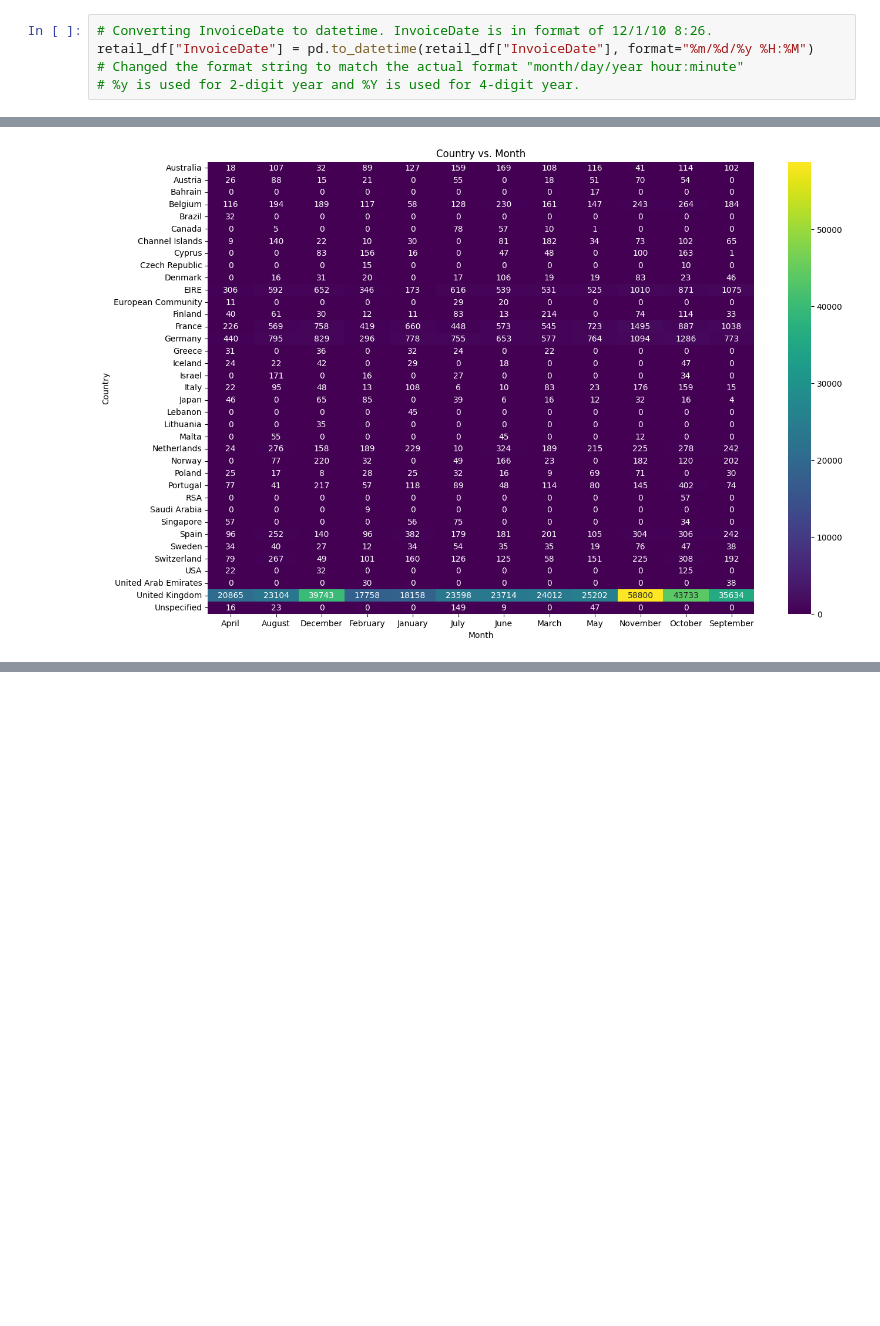
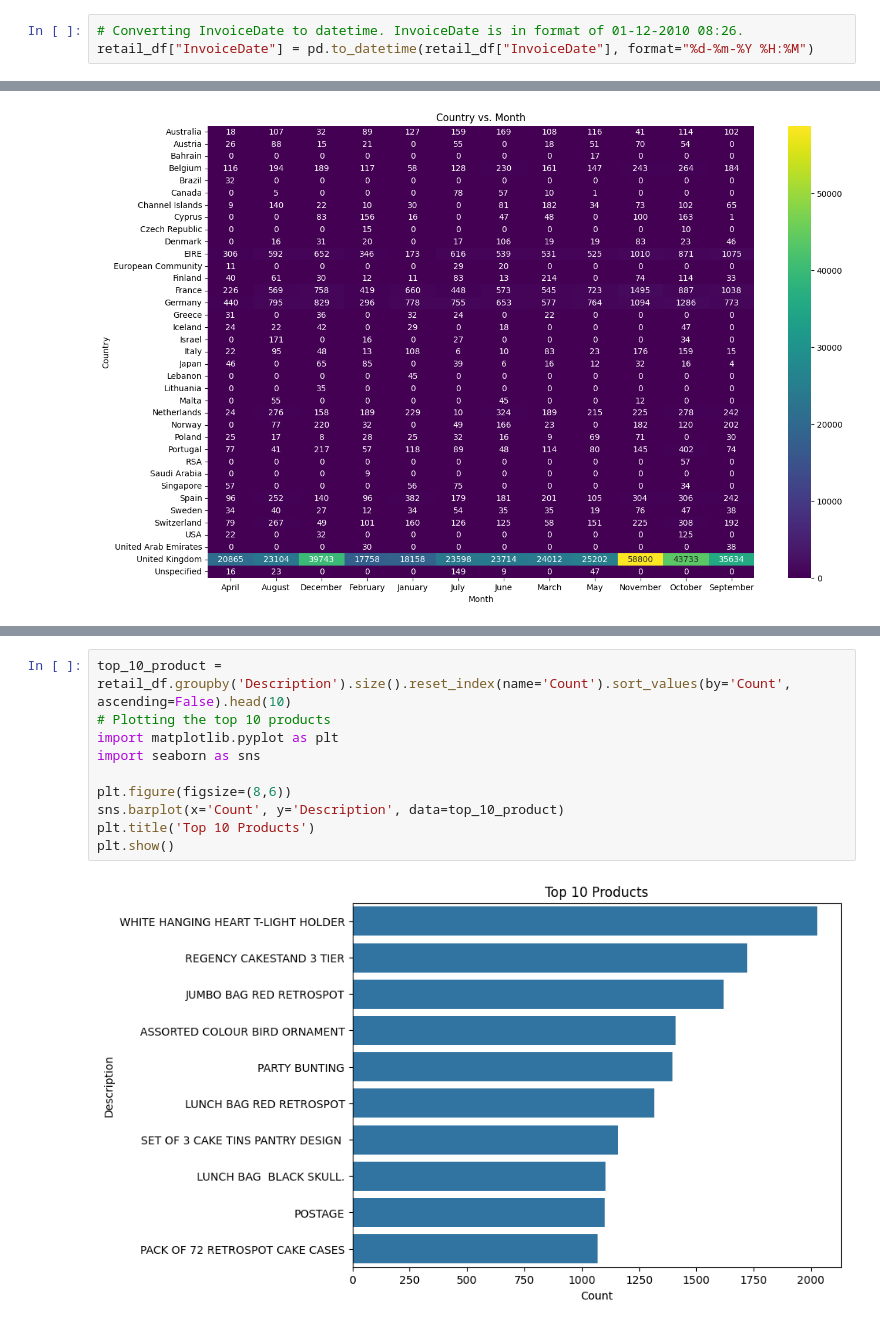
Before and after one commit to SKitavi/Smarthive-ai, a Jupyter notebook: SmartHive_AI_customer_segmentation_checkpoint.ipynb, the cells around one changed output, grey strips where cells are left out. Drawn from its saved outputs; the diff is of its cells as text; blank space fills up the shorter version.

```diff
--- a/SmartHive_AI_customer_segmentation_checkpoint.ipynb
+++ b/SmartHive_AI_customer_segmentation_checkpoint.ipynb
@@ -320,8 +278,6 @@ retail_df.shape
 # %%
-# Converting InvoiceDate to datetime. InvoiceDate is in format of 12/1/10 8:26.
-retail_df["InvoiceDate"] = pd.to_datetime(retail_df["InvoiceDate"], format="%m/%d/%y %H:%M")
-# Changed the format string to match the actual format "month/day/year hour:minute"
-# %y is used for 2-digit year and %Y is used for 4-digit year.
+# Converting InvoiceDate to datetime. InvoiceDate is in format of 01-12-2010 08:26.
+retail_df["InvoiceDate"] = pd.to_datetime(retail_df["InvoiceDate"], format="%d-%m-%Y %H:%M")
 # %%
 retail_df["year"] = retail_df["InvoiceDate"].apply(lambda x: x.year)
 retail_df["month_num"] = retail_df["InvoiceDate"].apply(lambda x: x.month)
@@ -493,0 +467,12 @@ plt.show()
+# %%
+top_10_product = retail_df.groupby('Description').size().reset_index(name='Count').sort_values(by='Count', ascending=False).head(10)
+# Plotting the top 10 products
+import matplotlib.pyplot as plt
+import seaborn as sns
+
+plt.figure(figsize=(8,6))
+sns.barplot(x='Count', y='Description', data=top_10_product)
+plt.title('Top 10 Products')
+plt.show()
+# %% [output]
+[figure, added]
```
Also changed, not shown: parts of 96 cells of this notebook.
